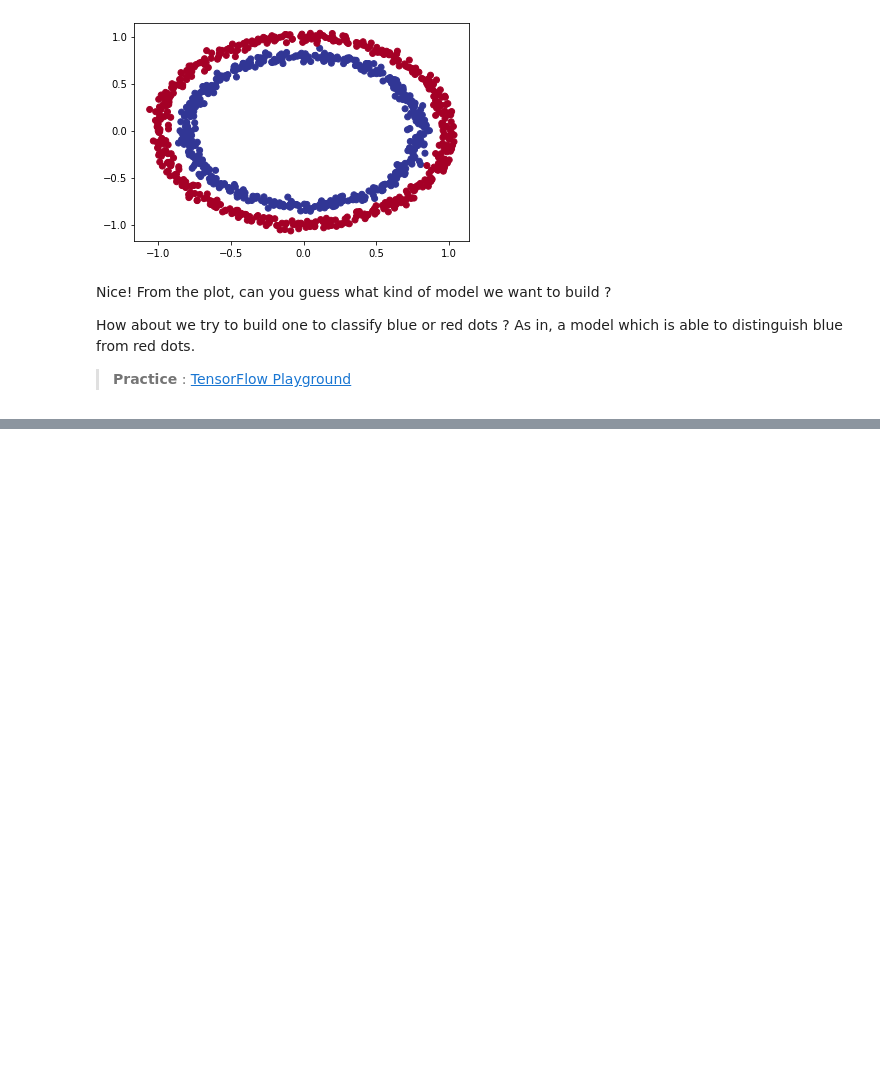
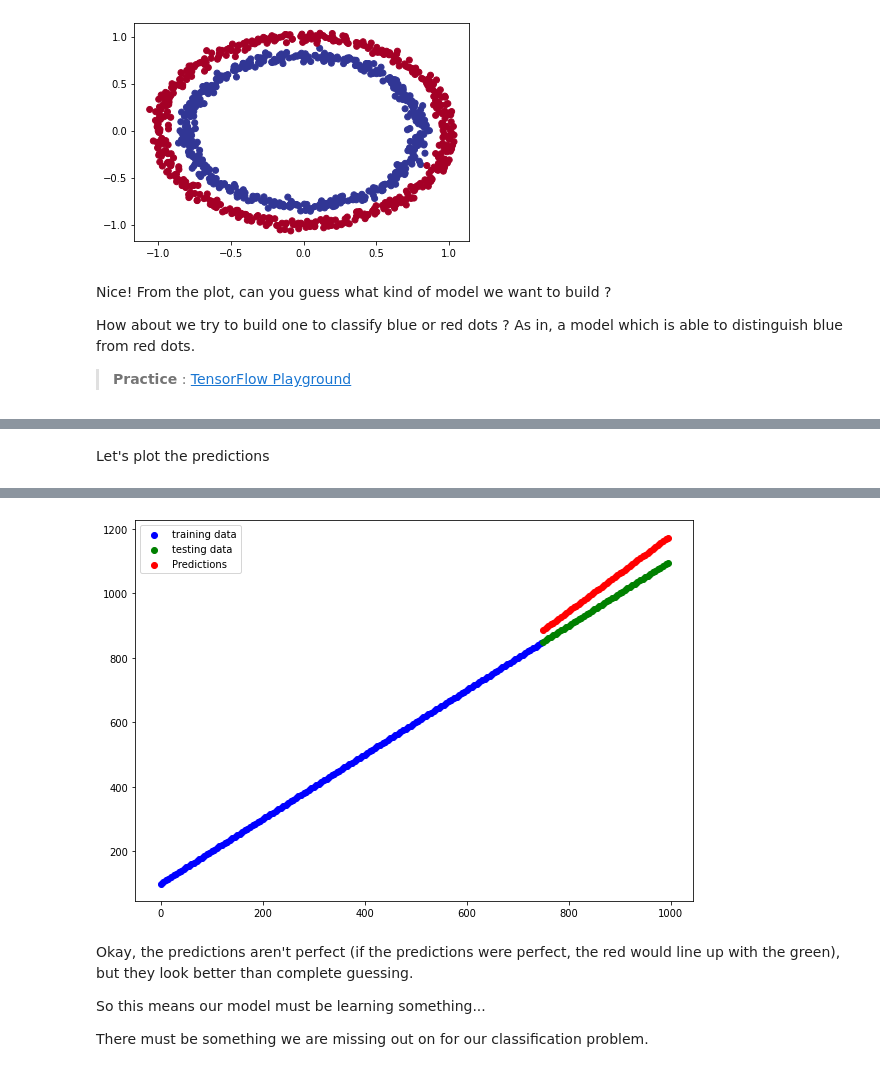
Before and after one commit to SaketMunda/tensorflow-fundamentals, a Jupyter notebook: 02_neural_network_classfication_with_tensorflow.ipynb, the cells around one changed output, grey strips where cells are left out. Saved outputs shown, nothing was run; the diff lists cells and outputs as text; code cells hidden in the pictures; blank space fills up the shorter version.

```diff
--- a/02_neural_network_classfication_with_tensorflow.ipynb
+++ b/02_neural_network_classfication_with_tensorflow.ipynb
@@ -126,0 +344,14 @@ How about we try to build one to classify blue or red dots ? As in, a model whic
+# %%
+# set random seed
+tf.random.set_seed(17)
+
+# create some regression data
+X_regression = np.arange(0,1000,5)
+y_regression = np.arange(100,1100,5)
+
+# Split it into training and test sets
+X_reg_train, y_reg_train = X_regression[:150], y_regression[:150]
+X_reg_test, y_reg_test = X_regression[150:], y_regression[150:]
+
+# Fit our model to the data
+model_2.fit(tf.expand_dims(X_reg_train, axis = -1), y_reg_train, epochs = 100, verbose = 0)
@@ -126,0 +382,18 @@ How about we try to build one to classify blue or red dots ? As in, a model whic
+# %%
+# setup the random seed
+tf.random.set_seed(17)
+
+# Recreate a model
+model_3 = tf.keras.Sequential([
+    tf.keras.layers.Dense(100),
+    tf.keras.layers.Dense(10),
+    tf.keras.layers.Dense(1)
+])
+
+# compile a model, change the loss and metrics for regression model
+model_3.compile(loss=tf.keras.losses.mae,
+                optimizer=tf.keras.optimizers.Adam(),
+                metrics=["mae"])
+
+# fit the model
+model_3.fit(tf.expand_dims(X_reg_train, axis = -1), y_reg_train, epochs=100, verbose=0)
@@ -126,0 +408,13 @@ How about we try to build one to classify blue or red dots ? As in, a model whic
+# %% [markdown]
+Let's plot the predictions
+# %%
+# Make a predictions with our trained model
+y_reg_preds = model_3.predict(X_reg_test)
+
+# plot the model's predictions against our regression data
+plt.figure(figsize=(10, 7))
+plt.scatter(X_reg_train, y_reg_train, c='b', label='training data')
+plt.scatter(X_reg_test, y_reg_test, c='g', label='testing data')
+plt.scatter(X_reg_test, y_reg_preds.squeeze(), c='r', label='Predictions')
+plt.legend();
+# %% [output]
@@ -126,0 +422,7 @@ How about we try to build one to classify blue or red dots ? As in, a model whic
+[figure, added]
+# %% [markdown]
+Okay, the predictions aren't perfect (if the predictions were perfect, the red would line up with the green), but they look better than complete guessing.
+
+So this means our model must be learning something...
+
+There must be something we are missing out on for our classification problem.
```
Also changed, not shown: parts of 33 cells of this notebook.
